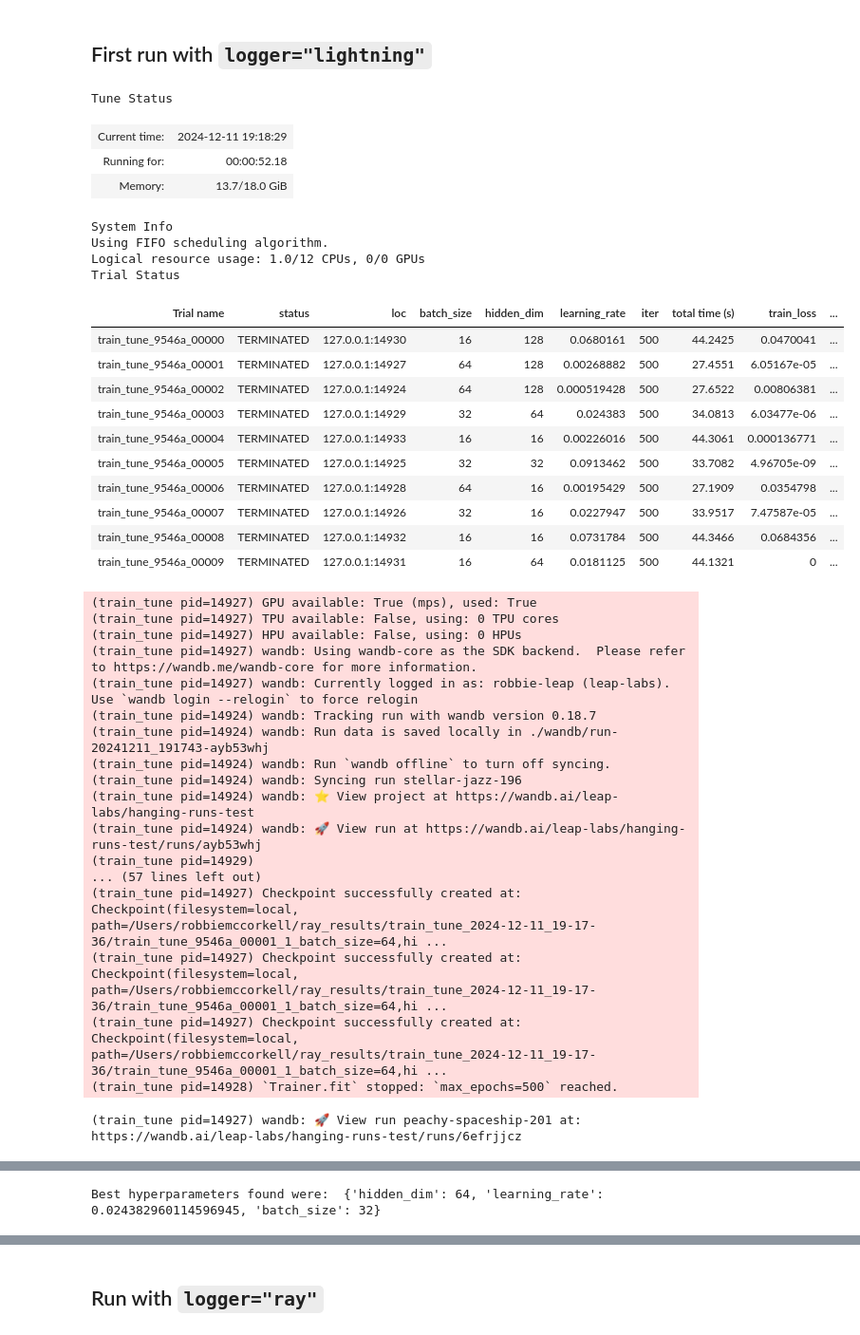
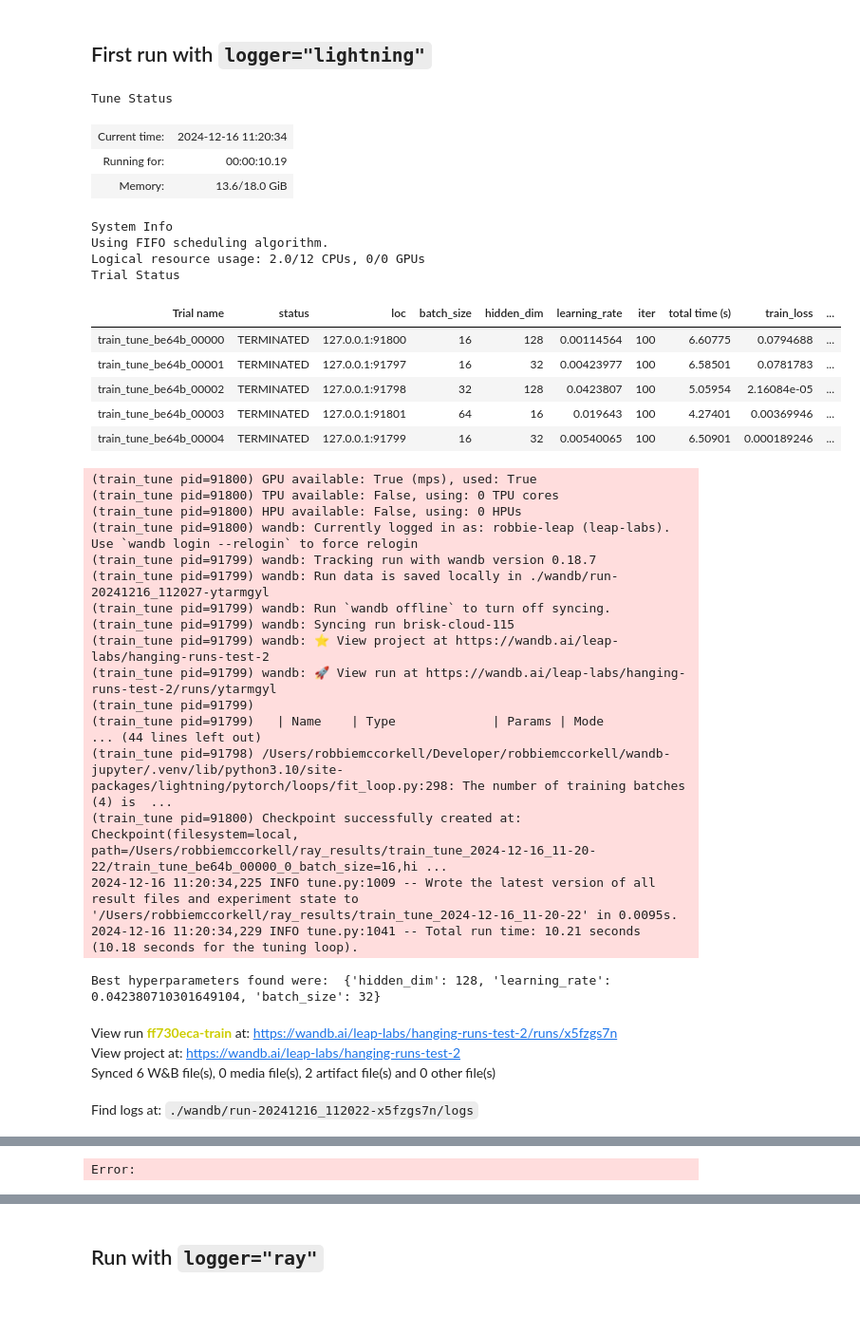
Before and after one commit to robbiemccorkell/wandb-jupyter, a Jupyter notebook: test.ipynb, the cells around one changed output, grey strips where cells are left out. Shown at 95% size. Saved outputs shown, nothing was run; the diff lists cells and outputs as text; code cells hidden in the pictures; blank space fills up the shorter version.

```diff
--- a/test.ipynb
+++ b/test.ipynb
@@ -16,42 +16,46 @@ from hpo import hpo
 # %% [markdown]
 ## First run with `logger="lightning"`
 # %%
-hpo(num_samples=10, num_epochs=500, logger="lightning")
+hpo(
+    num_samples=5,
+    num_epochs=100,
+    logger="lightning",
+    wandb_project="hanging-runs-test-2",
+)
 # %% [output]
 Tune Status
-| Current time: | 2024-12-11 19:18:29 |
-| Running for: | 00:00:52.18 |
-| Memory: | 13.7/18.0 GiB |
+| Current time: | 2024-12-16 11:20:34 |
+| Running for: | 00:00:10.19 |
+| Memory: | 13.6/18.0 GiB |
 System Info
 Using FIFO scheduling algorithm.
-Logical resource usage: 1.0/12 CPUs, 0/0 GPUs
+Logical resource usage: 2.0/12 CPUs, 0/0 GPUs
 Trial Status
 | Trial name | status | loc | batch_size | hidden_dim | learning_rate | iter | total time (s) | train_loss | ... |
-| train_tune_9546a_00000 | TERMINATED | 127.0.0.1:14930 | 16 | 128 | 0.0680161 | 500 | 44.2425 | 0.0470041 | ... |
-| train_tune_9546a_00001 | TERMINATED | 127.0.0.1:14927 | 64 | 128 | 0.00268882 | 500 | 27.4551 | 6.05167e-05 | ... |
-| train_tune_9546a_00002 | TERMINATED | 127.0.0.1:14924 | 64 | 128 | 0.000519428 | 500 | 27.6522 | 0.00806381 | ... |
-| train_tune_9546a_00003 | TERMINATED | 127.0.0.1:14929 | 32 | 64 | 0.024383 | 500 | 34.0813 | 6.03477e-06 | ... |
-| train_tune_9546a_00004 | TERMINATED | 127.0.0.1:14933 | 16 | 16 | 0.00226016 | 500 | 44.3061 | 0.000136771 | ... |
-| train_tune_9546a_00005 | TERMINATED | 127.0.0.1:14925 | 32 | 32 | 0.0913462 | 500 | 33.7082 | 4.96705e-09 | ... |
-| train_tune_9546a_00006 | TERMINATED | 127.0.0.1:14928 | 64 | 16 | 0.00195429 | 500 | 27.1909 | 0.0354798 | ... |
-| train_tune_9546a_00007 | TERMINATED | 127.0.0.1:14926 | 32 | 16 | 0.0227947 | 500 | 33.9517 | 7.47587e-05 | ... |
-| train_tune_9546a_00008 | TERMINATED | 127.0.0.1:14932 | 16 | 16 | 0.0731784 | 500 | 44.3466 | 0.0684356 | ... |
-| train_tune_9546a_00009 | TERMINATED | 127.0.0.1:14931 | 16 | 64 | 0.0181125 | 500 | 44.1321 | 0 | ... |
+| train_tune_be64b_00000 | TERMINATED | 127.0.0.1:91800 | 16 | 128 | 0.00114564 | 100 | 6.60775 | 0.0794688 | ... |
+| train_tune_be64b_00001 | TERMINATED | 127.0.0.1:91797 | 16 | 32 | 0.00423977 | 100 | 6.58501 | 0.0781783 | ... |
+| train_tune_be64b_00002 | TERMINATED | 127.0.0.1:91798 | 32 | 128 | 0.0423807 | 100 | 5.05954 | 2.16084e-05 | ... |
+| train_tune_be64b_00003 | TERMINATED | 127.0.0.1:91801 | 64 | 16 | 0.019643 | 100 | 4.27401 | 0.00369946 | ... |
+| train_tune_be64b_00004 | TERMINATED | 127.0.0.1:91799 | 16 | 32 | 0.00540065 | 100 | 6.50901 | 0.000189246 | ... |
-(train_tune pid=14927) GPU available: True (mps), used: True
-(train_tune pid=14927) TPU available: False, using: 0 TPU cores
-(train_tune pid=14927) HPU available: False, using: 0 HPUs
-(train_tune pid=14927) wandb: Using wandb-core as the SDK backend.  Please refer to https://wandb.me/wandb-core for more information.
-(train_tune pid=14927) wandb: Currently logged in as: robbie-leap (leap-labs). Use `wandb login --relogin` to force relogin
-(train_tune pid=14924) wandb: Tracking run with wandb version 0.18.7
-(train_tune pid=14924) wandb: Run data is saved locally in ./wandb/run-20241211_191743-ayb53whj
-(train_tune pid=14924) wandb: Run `wandb offline` to turn off syncing.
-(train_tune pid=14924) wandb: Syncing run stellar-jazz-196
-(train_tune pid=14924) wandb: ⭐️ View project at https://wandb.ai/leap-labs/hanging-runs-test
-(train_tune pid=14924) wandb: 🚀 View run at https://wandb.ai/leap-labs/hanging-runs-test/runs/ayb53whj
-(train_tune pid=14929)
-... (57 lines left out)
-(train_tune pid=14927) Checkpoint successfully created at: Checkpoint(filesystem=local, path=/Users/robbiemccorkell/ray_results/train_tune_2024-12-11_19-17-36/train_tune_9546a_00001_1_batch_size=64,hi ...
-(train_tune pid=14927) Checkpoint successfully created at: Checkpoint(filesystem=local, path=/Users/robbiemccorkell/ray_results/train_tune_2024-12-11_19-17-36/train_tune_9546a_00001_1_batch_size=64,hi ...
-(train_tune pid=14927) Checkpoint successfully created at: Checkpoint(filesystem=local, path=/Users/robbiemccorkell/ray_results/train_tune_2024-12-11_19-17-36/train_tune_9546a_00001_1_batch_size=64,hi ...
-(train_tune pid=14928) `Trainer.fit` stopped: `max_epochs=500` reached.
+(train_tune pid=91800) GPU available: True (mps), used: True
+(train_tune pid=91800) TPU available: False, using: 0 TPU cores
+(train_tune pid=91800) HPU available: False, using: 0 HPUs
+(train_tune pid=91800) wandb: Currently logged in as: robbie-leap (leap-labs). Use `wandb login --relogin` to force relogin
+(train_tune pid=91799) wandb: Tracking run with wandb version 0.18.7
+(train_tune pid=91799) wandb: Run data is saved locally in ./wandb/run-20241216_112027-ytarmgyl
+(train_tune pid=91799) wandb: Run `wandb offline` to turn off syncing.
+(train_tune pid=91799) wandb: Syncing run brisk-cloud-115
+(train_tune pid=91799) wandb: ⭐️ View project at https://wandb.ai/leap-labs/hanging-runs-test-2
+(train_tune pid=91799) wandb: 🚀 View run at https://wandb.ai/leap-labs/hanging-runs-test-2/runs/ytarmgyl
+(train_tune pid=91799)
+(train_tune pid=91799)   | Name    | Type             | Params | Mode
+... (44 lines left out)
+(train_tune pid=91798) /Users/robbiemccorkell/Developer/robbiemccorkell/wandb-jupyter/.venv/lib/python3.10/site-packages/lightning/pytorch/loops/fit_loop.py:298: The number of training batches (4) is  ...
+(train_tune pid=91800) Checkpoint successfully created at: Checkpoint(filesystem=local, path=/Users/robbiemccorkell/ray_results/train_tune_2024-12-16_11-20-22/train_tune_be64b_00000_0_batch_size=16,hi ...
+2024-12-16 11:20:34,225 INFO tune.py:1009 -- Wrote the latest version of all result files and experiment state to '/Users/robbiemccorkell/ray_results/train_tune_2024-12-16_11-20-22' in 0.0095s.
+2024-12-16 11:20:34,229 INFO tune.py:1041 -- Total run time: 10.21 seconds (10.18 seconds for the tuning loop).
-(train_tune pid=14927) wandb: 🚀 View run peachy-spaceship-201 at: https://wandb.ai/leap-labs/hanging-runs-test/runs/6efrjjcz
+Best hyperparameters found were:  {'hidden_dim': 128, 'learning_rate': 0.042380710301649104, 'batch_size': 32}
+View run ff730eca-train at: https://wandb.ai/leap-labs/hanging-runs-test-2/runs/x5fzgs7n
+View project at: https://wandb.ai/leap-labs/hanging-runs-test-2
+Synced 6 W&B file(s), 0 media file(s), 2 artifact file(s) and 0 other file(s)
+Find logs at: ./wandb/run-20241216_112022-x5fzgs7n/logs
@@ -67 +96 @@ Trial Status
-Best hyperparameters found were:  {'hidden_dim': 64, 'learning_rate': 0.024382960114596945, 'batch_size': 32}
+Error:
```
Also changed, not shown: parts of 4 cells of this notebook, 4 other files.
